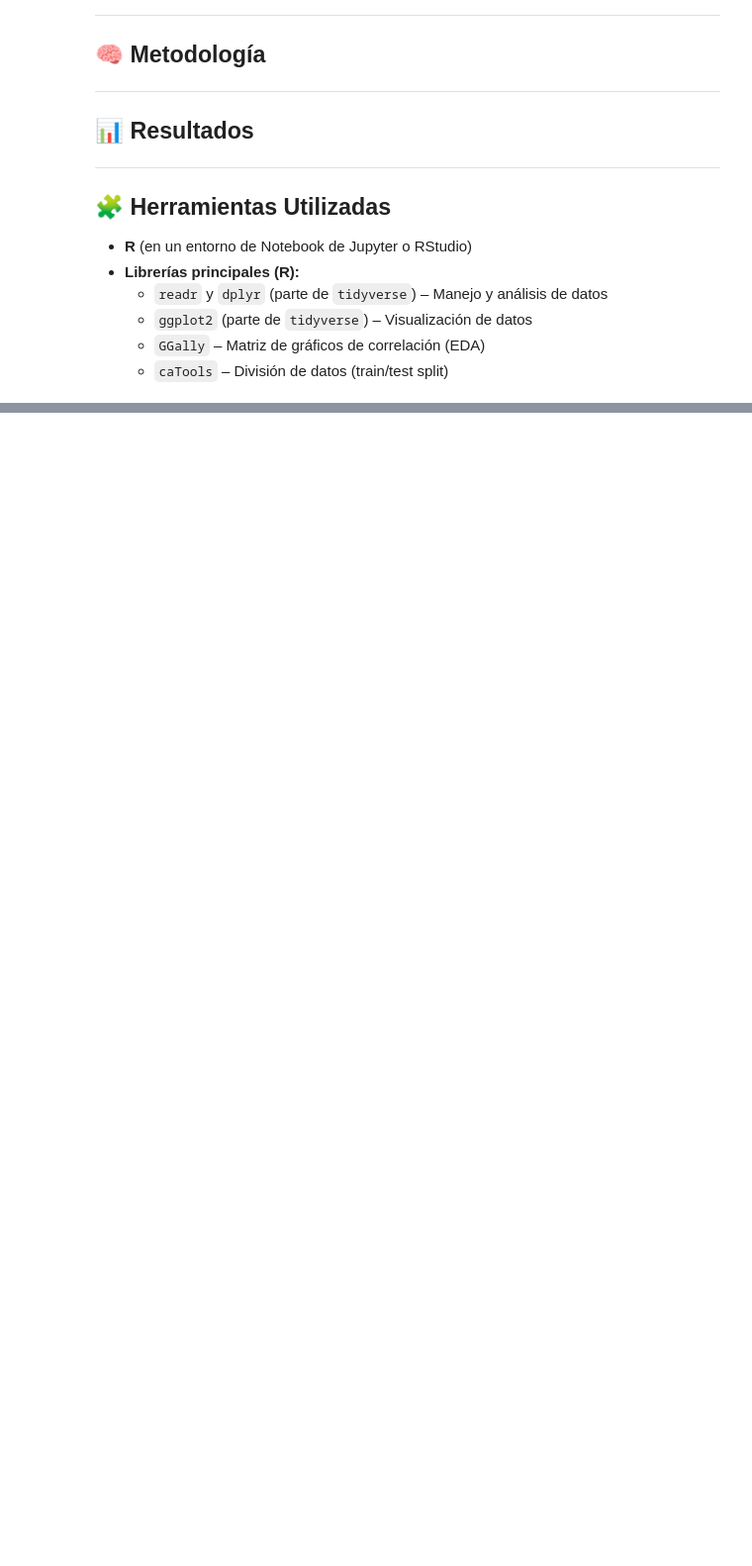
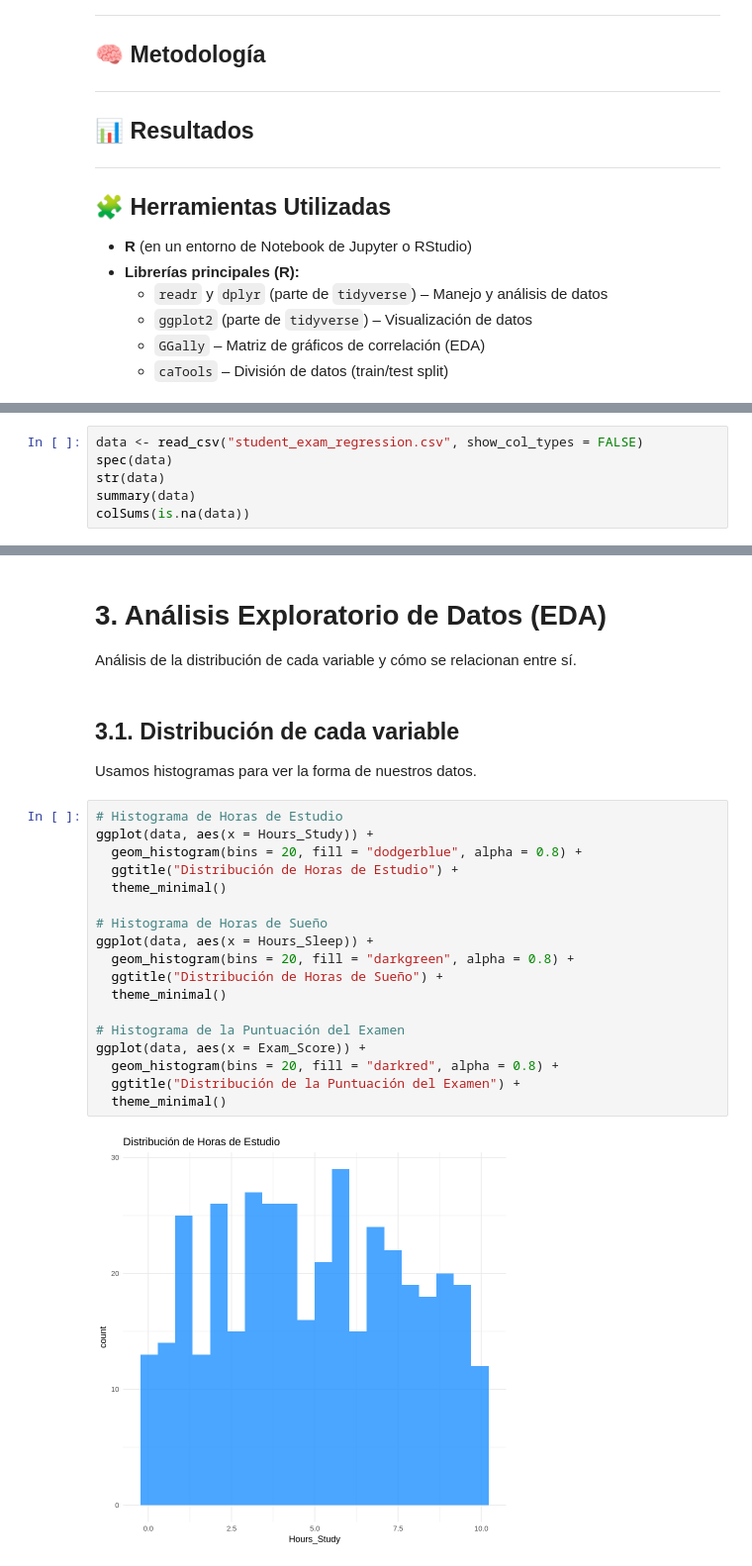
Before and after one commit to TZeik/icc321-2025-ie03, a Jupyter notebook: informe_investigacion_3.ipynb, the cells around one changed output, grey strips where cells are left out. Shown at 99% size. Saved outputs shown, nothing was run; the diff lists cells and outputs as text; blank space fills up the shorter version.

```diff
--- a/informe_investigacion_3.ipynb
+++ b/informe_investigacion_3.ipynb
@@ -46,0 +63,6 @@ A través de este modelo, se busca analizar cómo estos factores influyen en el
+# %%
+data <- read_csv("student_exam_regression.csv", show_col_types = FALSE)
+spec(data)
+str(data)
+summary(data)
+colSums(is.na(data))
@@ -46,0 +95,28 @@ A través de este modelo, se busca analizar cómo estos factores influyen en el
+# %% [markdown]
+# 3. Análisis Exploratorio de Datos (EDA)
+
+Análisis de la distribución de cada variable y cómo se relacionan entre sí.
+# %% [markdown]
+## 3.1. Distribución de cada variable
+
+Usamos histogramas para ver la forma de nuestros datos.
+# %%
+# Histograma de Horas de Estudio
+ggplot(data, aes(x = Hours_Study)) +
+  geom_histogram(bins = 20, fill = "dodgerblue", alpha = 0.8) +
+  ggtitle("Distribución de Horas de Estudio") +
+  theme_minimal()
+
+# Histograma de Horas de Sueño
+ggplot(data, aes(x = Hours_Sleep)) +
+  geom_histogram(bins = 20, fill = "darkgreen", alpha = 0.8) +
+  ggtitle("Distribución de Horas de Sueño") +
+  theme_minimal()
+
+# Histograma de la Puntuación del Examen
+ggplot(data, aes(x = Exam_Score)) +
+  geom_histogram(bins = 20, fill = "darkred", alpha = 0.8) +
+  ggtitle("Distribución de la Puntuación del Examen") +
+  theme_minimal()
+# %% [output]
+[figure, added]
```
Also changed, not shown: parts of 12 cells of this notebook.
